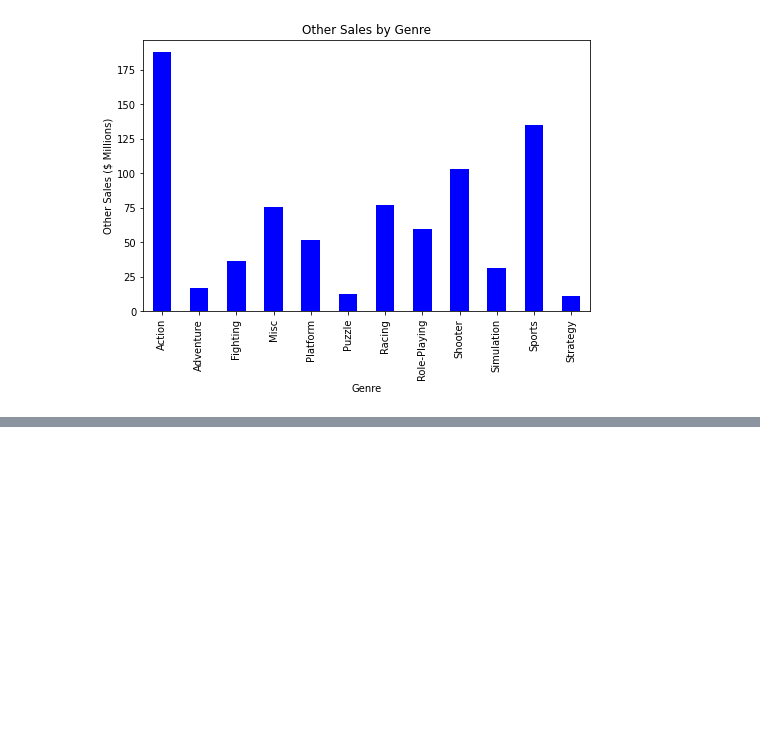
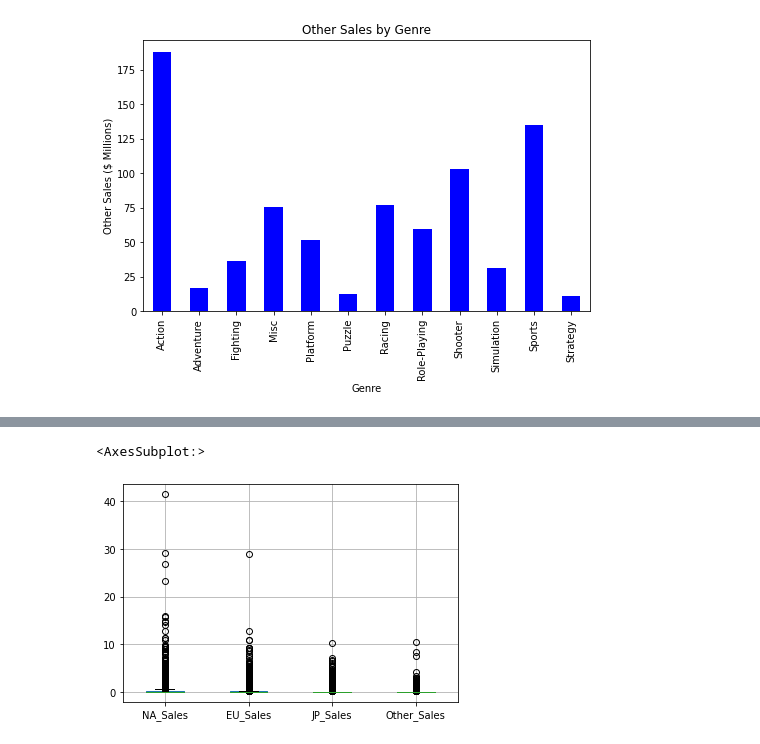
Before and after one commit to SindieCastro/Predicting_Sales_Using_Machine_Learning, a Jupyter notebook: jupyter_notebook_files/Video_game_EDA.ipynb, the cells around one changed output, grey strips where cells are left out. Saved outputs shown, nothing was run; the diff lists cells and outputs as text; code cells hidden in the pictures; blank space fills up the shorter version.

```diff
--- a/jupyter_notebook_files/Video_game_EDA.ipynb
+++ b/jupyter_notebook_files/Video_game_EDA.ipynb
@@ -309,0 +312,9 @@ plt.show()
+# %%
+# Create sales dataframe
+regional_sales = vg_sales_df[["NA_Sales", "EU_Sales", "JP_Sales", "Other_Sales"]]
+
+# Remove Rank as index
+regional_sales.reset_index(drop=True, inplace=True)
+
+# Generate descriptive statistics
+regional_sales.describe()
@@ -309,0 +331,6 @@ plt.show()
+# %%
+# Create box plot for sales
+regional_sales.boxplot()
+# %% [output]
+<AxesSubplot:>
+[figure, added]
```
Also changed, not shown: parts of 19 cells of this notebook.
